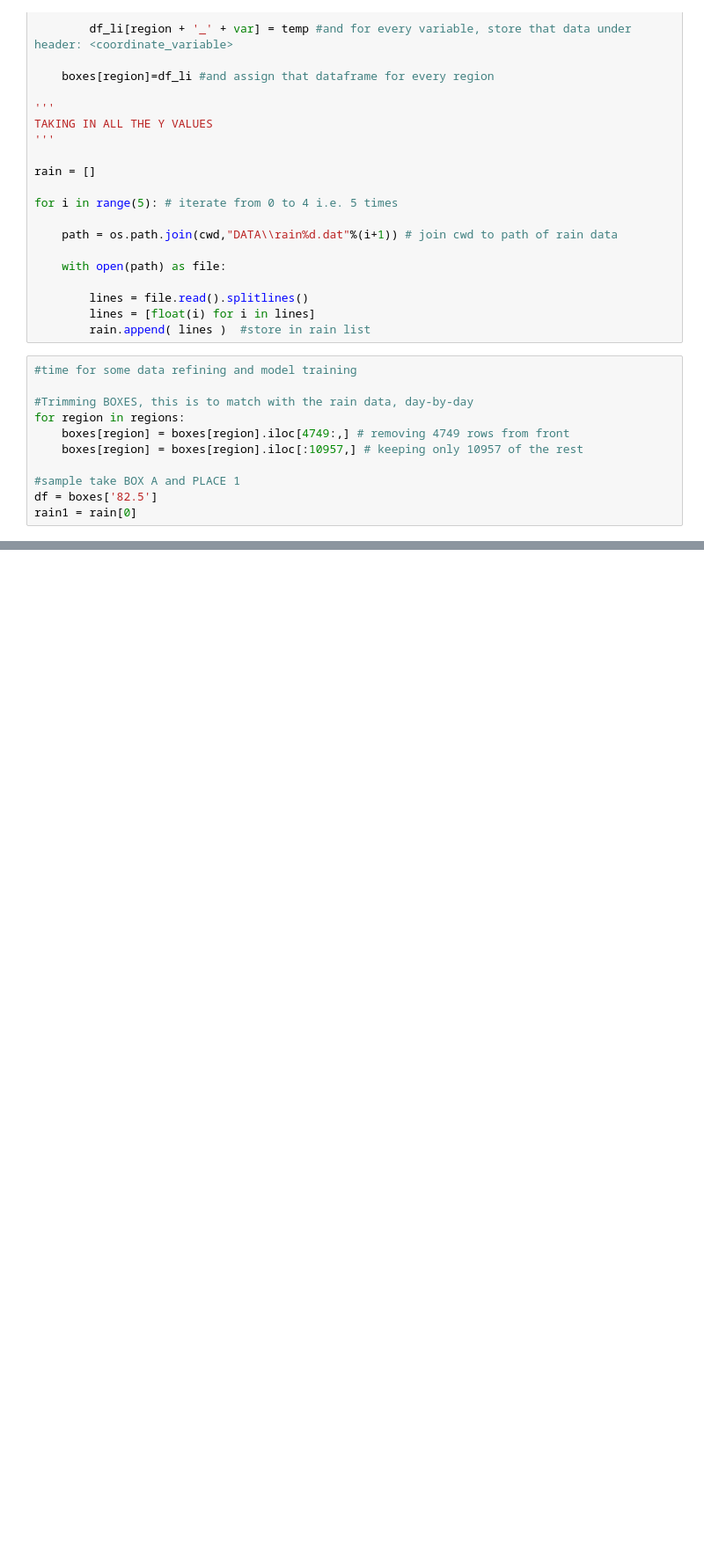
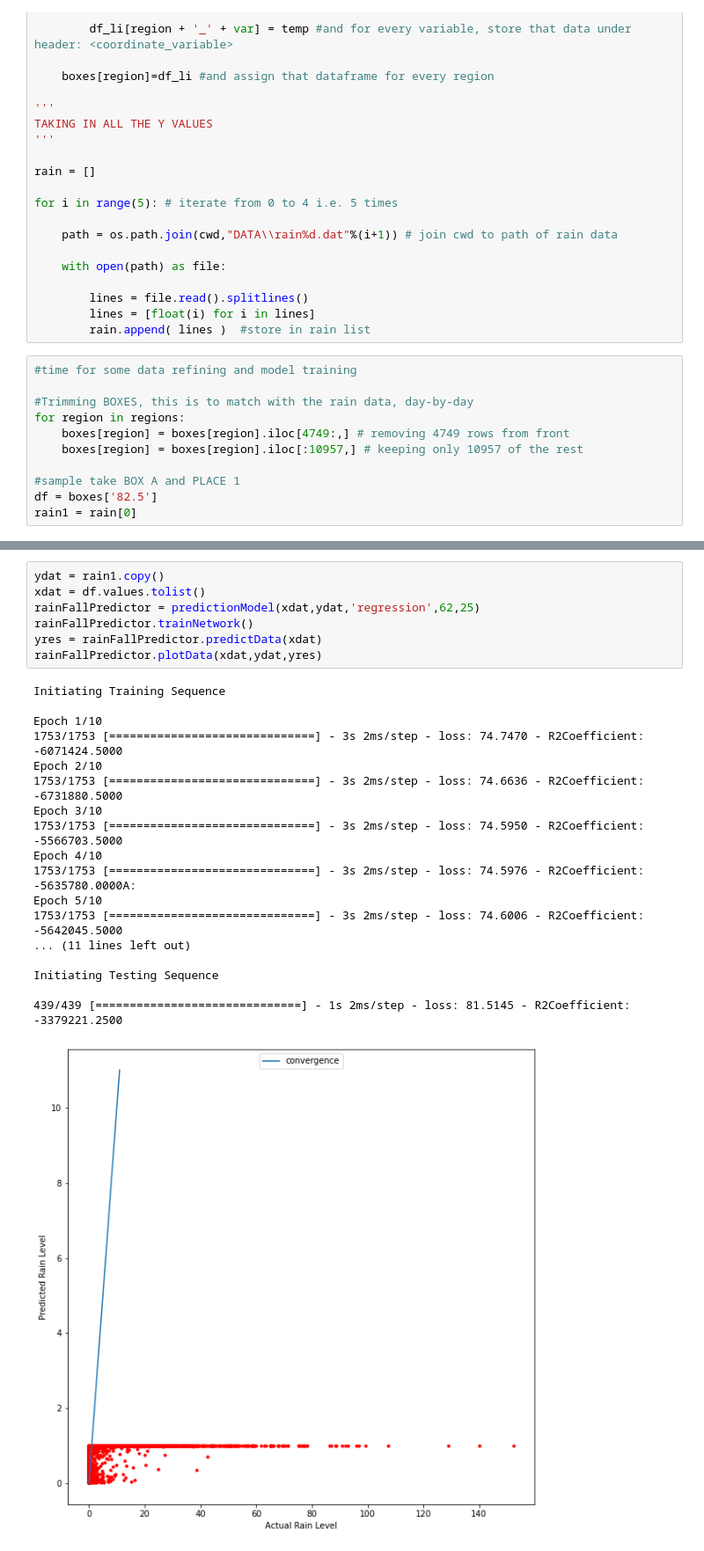
Before and after one commit to Kaushikdey647/RainfallData, a Jupyter notebook: DL_Notebook.ipynb, the cells around one changed output, grey strips where cells are left out. Shown at 88% size. Saved outputs shown, nothing was run; the diff lists cells and outputs as text; blank space fills up the shorter version.

```diff
--- a/DL_Notebook.ipynb
+++ b/DL_Notebook.ipynb
@@ -304,0 +335,26 @@ Initiating Testing Sequence
+# %%
+ydat = rain1.copy()
+xdat = df.values.tolist()
+rainFallPredictor = predictionModel(xdat,ydat,'regression',62,25)
+rainFallPredictor.trainNetwork()
+yres = rainFallPredictor.predictData(xdat)
+rainFallPredictor.plotData(xdat,ydat,yres)
+# %% [output]
+Initiating Training Sequence
+
+Epoch 1/10
+1753/1753 [==============================] - 3s 2ms/step - loss: 74.7470 - R2Coefficient: -6071424.5000
+Epoch 2/10
+1753/1753 [==============================] - 3s 2ms/step - loss: 74.6636 - R2Coefficient: -6731880.5000
+Epoch 3/10
+1753/1753 [==============================] - 3s 2ms/step - loss: 74.5950 - R2Coefficient: -5566703.5000
+Epoch 4/10
+1753/1753 [==============================] - 3s 2ms/step - loss: 74.5976 - R2Coefficient: -5635780.0000A:
+Epoch 5/10
+1753/1753 [==============================] - 3s 2ms/step - loss: 74.6006 - R2Coefficient: -5642045.5000
+... (11 lines left out)
+
+Initiating Testing Sequence
+
+439/439 [==============================] - 1s 2ms/step - loss: 81.5145 - R2Coefficient: -3379221.2500
+[figure, added]
```
Also changed, not shown: parts of 6 cells of this notebook.
